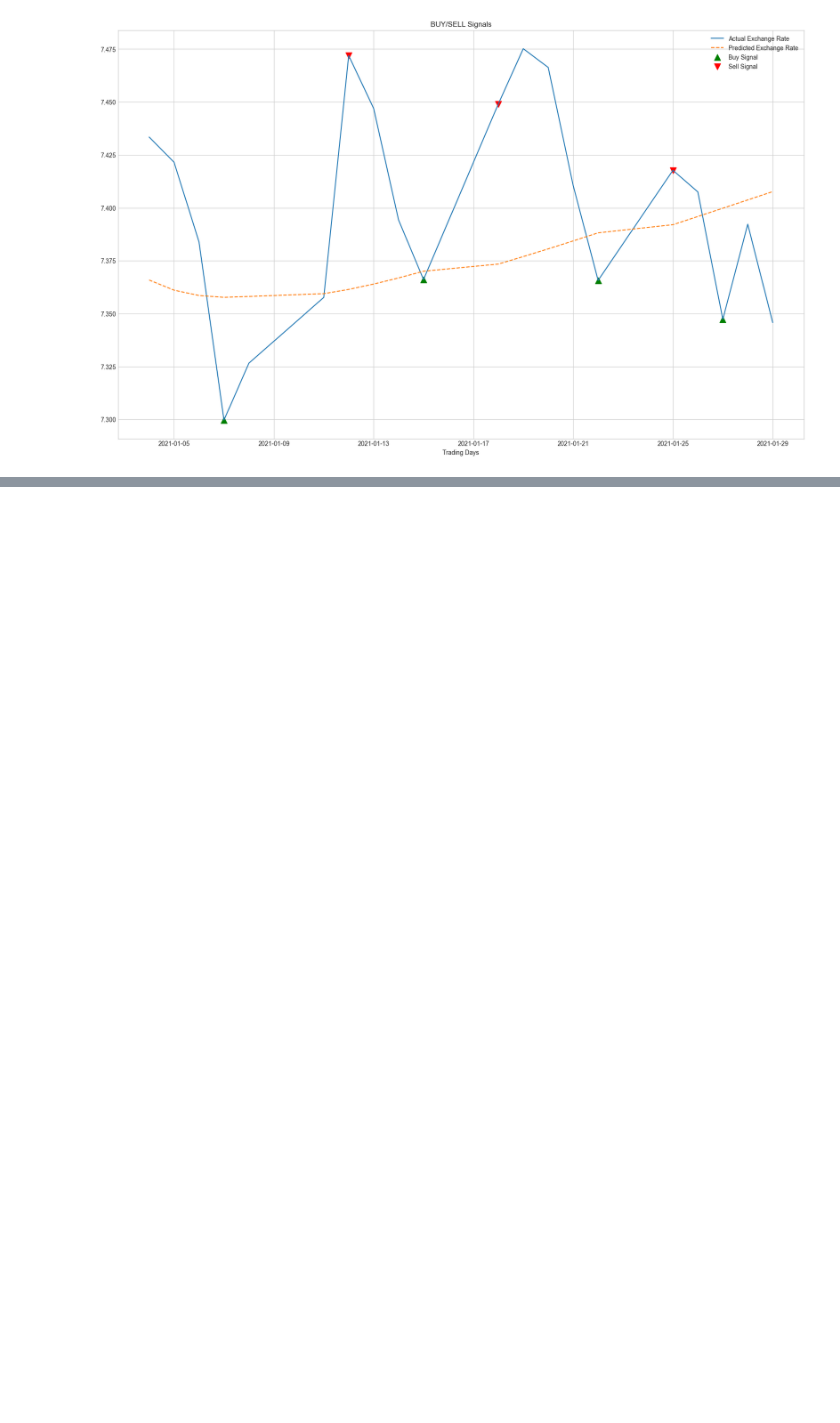
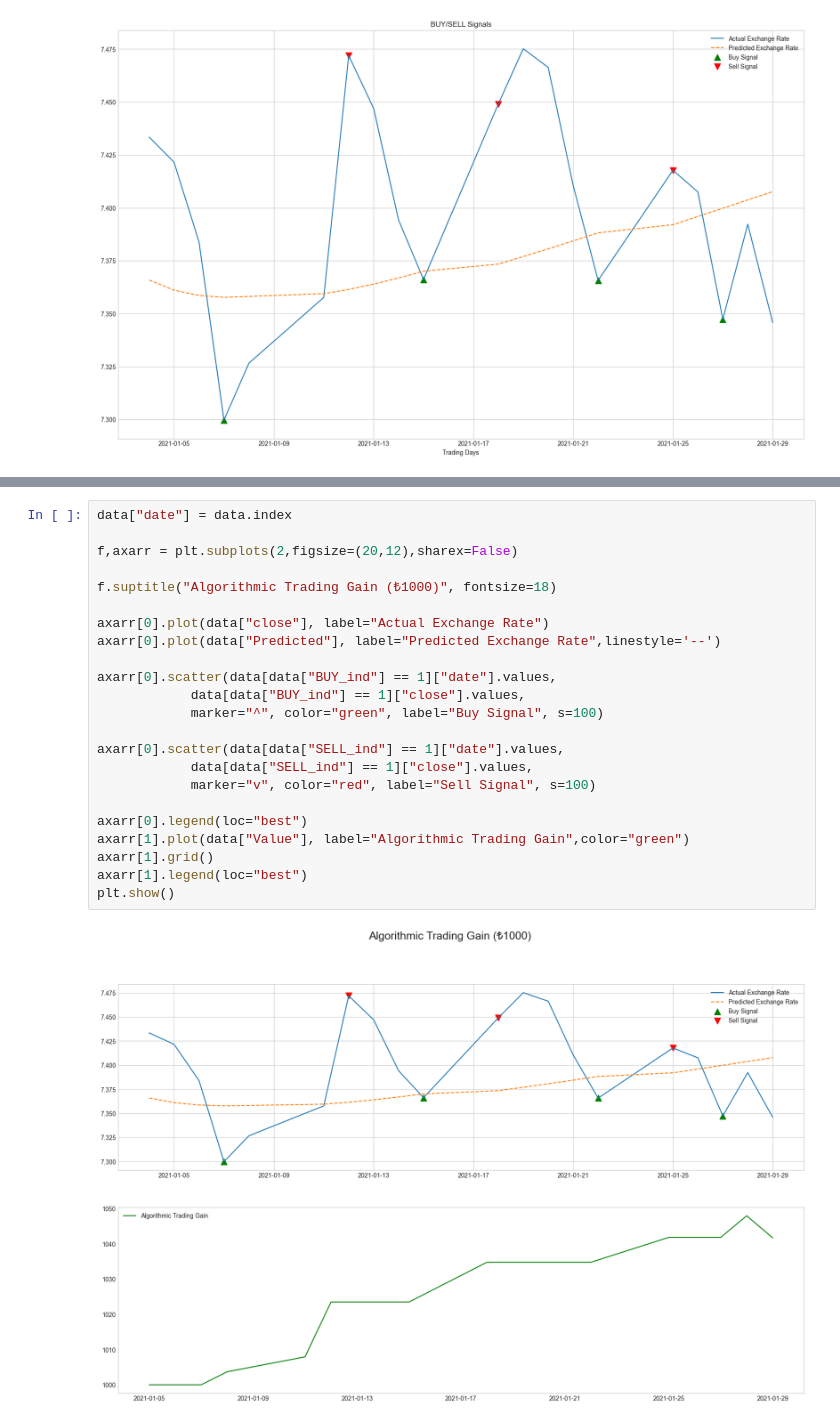
Before and after one commit to batuhanmtl/Time-Series-Analysis, a Jupyter notebook: Univariate Regression/ExchangeRatePrediction.ipynb, the cells around one changed output, grey strips where cells are left out. Saved outputs shown, nothing was run; the diff lists cells and outputs as text; blank space fills up the shorter version.

```diff
--- a/Univariate Regression/ExchangeRatePrediction.ipynb
+++ b/Univariate Regression/ExchangeRatePrediction.ipynb
@@ -429 +429,26 @@ print("=================================================================")
 =================================================================
+# %%
+data["date"] = data.index
+
+f,axarr = plt.subplots(2,figsize=(20,12),sharex=False)
+
+f.suptitle("Algorithmic Trading Gain (₺1000)", fontsize=18)
+
+axarr[0].plot(data["close"], label="Actual Exchange Rate")
+axarr[0].plot(data["Predicted"], label="Predicted Exchange Rate",linestyle='--')
+
+axarr[0].scatter(data[data["BUY_ind"] == 1]["date"].values,
+            data[data["BUY_ind"] == 1]["close"].values,
+            marker="^", color="green", label="Buy Signal", s=100)
+
+axarr[0].scatter(data[data["SELL_ind"] == 1]["date"].values,
+            data[data["SELL_ind"] == 1]["close"].values,
+            marker="v", color="red", label="Sell Signal", s=100)
+
+axarr[0].legend(loc="best")
+axarr[1].plot(data["Value"], label="Algorithmic Trading Gain",color="green")
+axarr[1].grid()
+axarr[1].legend(loc="best")
+plt.show()
+# %% [output]
+[figure, added]
```
Also changed, not shown: parts of 3 cells of this notebook.
